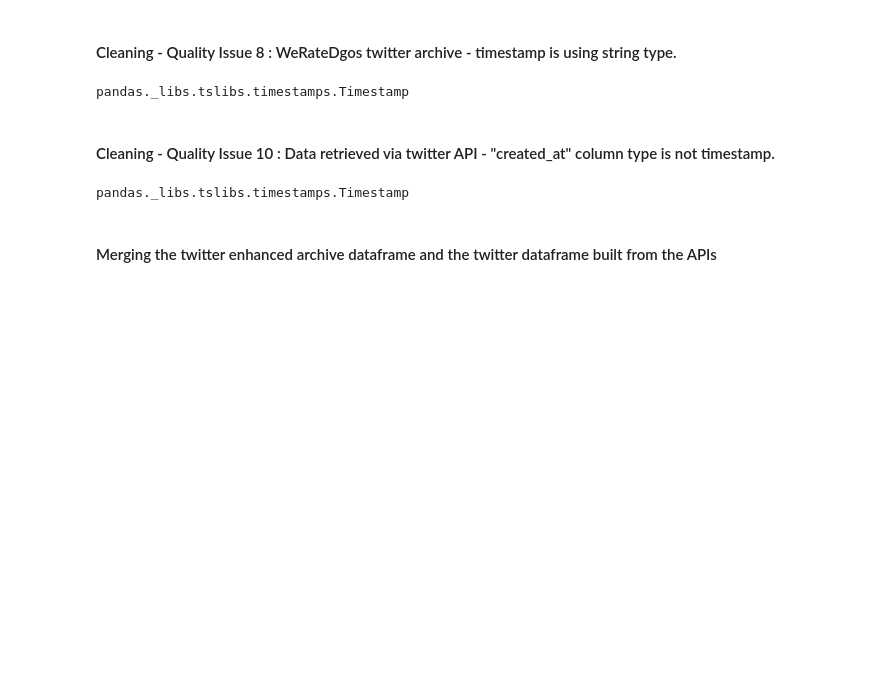
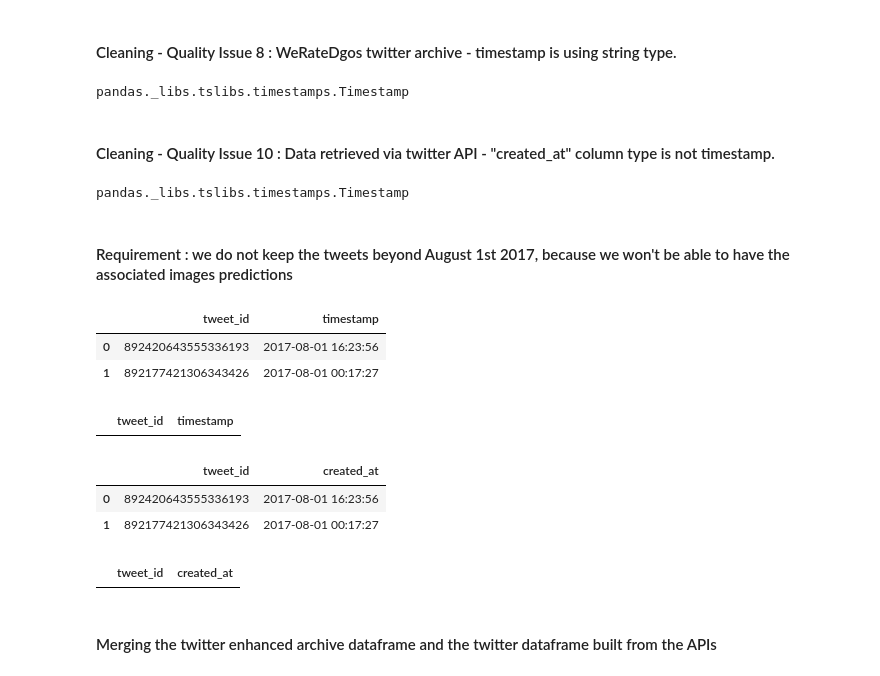
Before and after one commit to jlcossi/wrangle_and_analyze_data, a Jupyter notebook: wrangle_act.ipynb, the cells around one changed output. Drawn from its saved outputs; the diff is of its cells as text; code cells hidden in the pictures; blank space fills up the shorter version.

```diff
--- a/wrangle_act.ipynb
+++ b/wrangle_act.ipynb
@@ -1035,3 +1038,12 @@ df_twitter_clean['created_at'] = pd.to_datetime(df_twitter_clean['created_at'])
 type(df_twitter_clean['created_at'][0])
 # %% [output]
 pandas._libs.tslibs.timestamps.Timestamp
+# %% [markdown]
+#### Requirement : we do not keep the tweets beyond August 1st 2017, because we won't be able to have the associated images predictions
+# %%
+# twitter enhanced archive : Which lines are beyond August 1st 2017
+df_archive_clean.query('timestamp > "2017-08-01 00:00:00"')[['tweet_id', 'timestamp']]
+# %% [output]
+|  | tweet_id | timestamp |
+| 0 | 892420643555336193 | 2017-08-01 16:23:56 |
+| 1 | 892177421306343426 | 2017-08-01 00:17:27 |
@@ -1037,0 +1054,12 @@ pandas._libs.tslibs.timestamps.Timestamp
+# %%
+# Test : ensure the removal
+df_archive_clean.query('timestamp > "2017-08-01 00:00:00"')[['tweet_id', 'timestamp']]
+# %% [output]
+|  | tweet_id | timestamp |
+# %%
+# Dataframe from twitter AP : Which lines are beyond August 1st 2017
+df_twitter_clean.query('created_at > "2017-08-01 00:00:00"')[['tweet_id', 'created_at']]
+# %% [output]
+|  | tweet_id | created_at |
+| 0 | 892420643555336193 | 2017-08-01 16:23:56 |
+| 1 | 892177421306343426 | 2017-08-01 00:17:27 |
@@ -1038,2 +1070,7 @@ pandas._libs.tslibs.timestamps.Timestamp
+# %%
+# Check the removal
+df_twitter_clean.query('created_at > "2017-08-01 00:00:00"')[['tweet_id', 'created_at']]
+# %% [output]
+|  | tweet_id | created_at |
 # %% [markdown]
 #### Merging the twitter enhanced archive dataframe and the twitter dataframe built from the APIs
```
Also changed, not shown: parts of 23 cells of this notebook.
